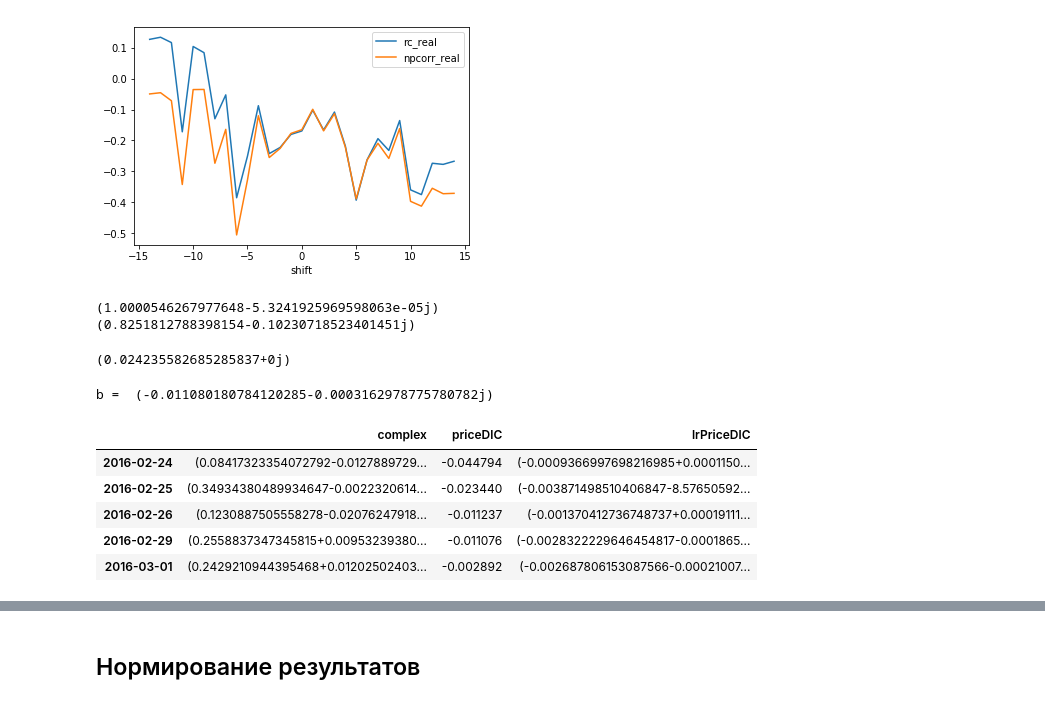
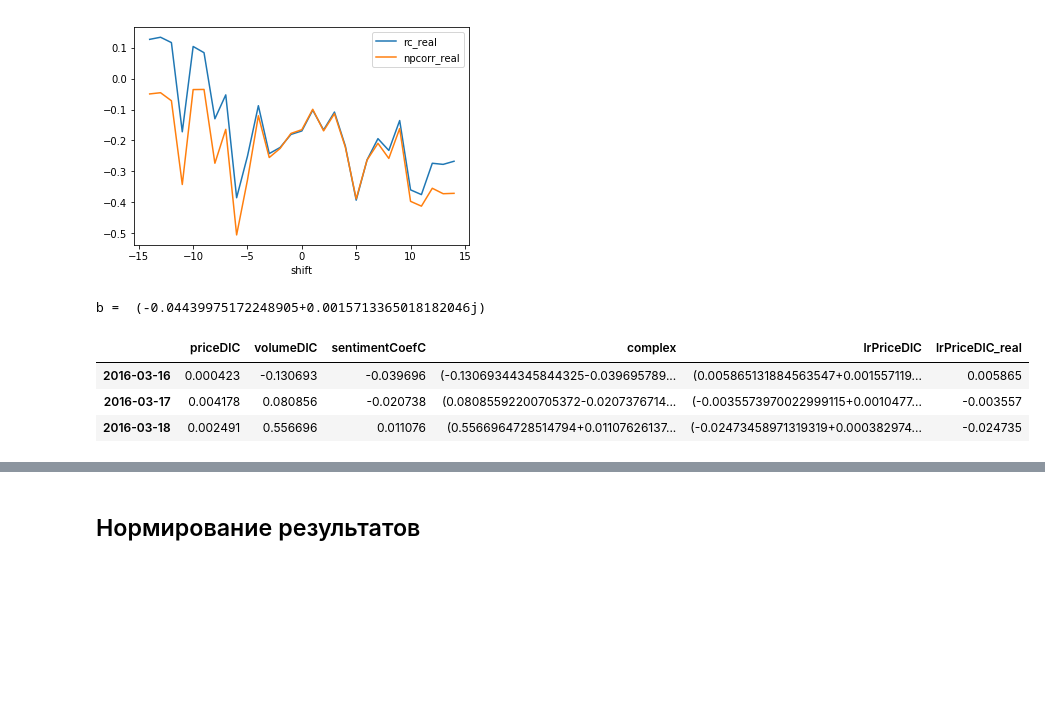
Before and after one commit to baryev/autoregressive-model, a Jupyter notebook: sentimentsAnalysis.ipynb, the cells around one changed output, grey strips where cells are left out. Saved outputs shown, nothing was run; the diff lists cells and outputs as text; code cells hidden in the pictures; blank space fills up the shorter version.

```diff
--- a/sentimentsAnalysis.ipynb
+++ b/sentimentsAnalysis.ipynb
@@ -255,35 +243,20 @@ def linregb(y, x):
     )
 
     return b
-# %%
-y = pd.DataFrame({"y":[(11+1j),(12+2j)],
-                  "x":[(13+3j),(14+4j)]})
-print(rc(y['y'],y['x']))
-print(linregb(y['y'],y['x']))
-# %% [output]
-(1.0000546267977648-5.3241925969598063e-05j)
-(0.8251812788398154-0.10230718523401451j)
-# %%
-y = pd.DataFrame({"y":[1,2,3,4,5],
-                  "x":[145,102,120,95,130]})
-print(linregb(y['y'],y['x']))
-# %% [output]
-(0.024235582685285837+0j)
+# %%
+train = allRes[['priceDlC','volumeDlC','sentimentCoefC','complex']].iloc[0:14]
+test  = allRes[['priceDlC','volumeDlC','sentimentCoefC','complex']].iloc[15:18]
 # %%
-lrdf = allRes[['complex', 'priceDlC']]
-
 #b0 + ib1, где y = 'priceDl', x = 'complex'
-b = linregb(allRes['priceDlC'], allRes['complex'])
+b = linregb(train['priceDlC'], train['complex'])
 print('b = ', b)
 
-lrdf = lrdf.copy(deep = True)
-lrdf['lrPriceDlC'] = lrdf['complex'] * b
-lrdf.head(5)
+test['lrPriceDlC'] = test['complex'] * b
+test['lrPriceDlC_real'] = test['lrPriceDlC'].apply(lambda x: x.real)
+test.head(5)
 # %% [output]
-b =  (-0.011080180784120285-0.0003162978775780782j)
+b =  (-0.04439975172248905+0.0015713365018182046j)
-|  | complex | priceDlC | lrPriceDlC |
-| 2016-02-24 | (0.08417323354072792-0.0127889729... | -0.044794 | (-0.0009366997698216985+0.0001150... |
-| 2016-02-25 | (0.34934380489934647-0.0022320614... | -0.023440 | (-0.003871498510406847-8.57650592... |
-| 2016-02-26 | (0.1230887505558278-0.02076247918... | -0.011237 | (-0.001370412736748737+0.00019111... |
-| 2016-02-29 | (0.2558837347345815+0.00953239380... | -0.011076 | (-0.0028322229646454817-0.0001865... |
-| 2016-03-01 | (0.2429210944395468+0.01202502403... | -0.002892 | (-0.002687806153087566-0.00021007... |
+|  | priceDlC | volumeDlC | sentimentCoefC | complex | lrPriceDlC | lrPriceDlC_real |
+| 2016-03-16 | 0.000423 | -0.130693 | -0.039696 | (-0.13069344345844325-0.039695789... | (0.005865131884563547+0.001557119... | 0.005865 |
+| 2016-03-17 | 0.004178 | 0.080856 | -0.020738 | (0.08085592200705372-0.0207376714... | (-0.0035573970022999115+0.0010477... | -0.003557 |
+| 2016-03-18 | 0.002491 | 0.556696 | 0.011076 | (0.5566964728514794+0.01107626137... | (-0.02473458971319319+0.000382974... | -0.024735 |
```
Also changed, not shown: parts of 21 cells of this notebook.
